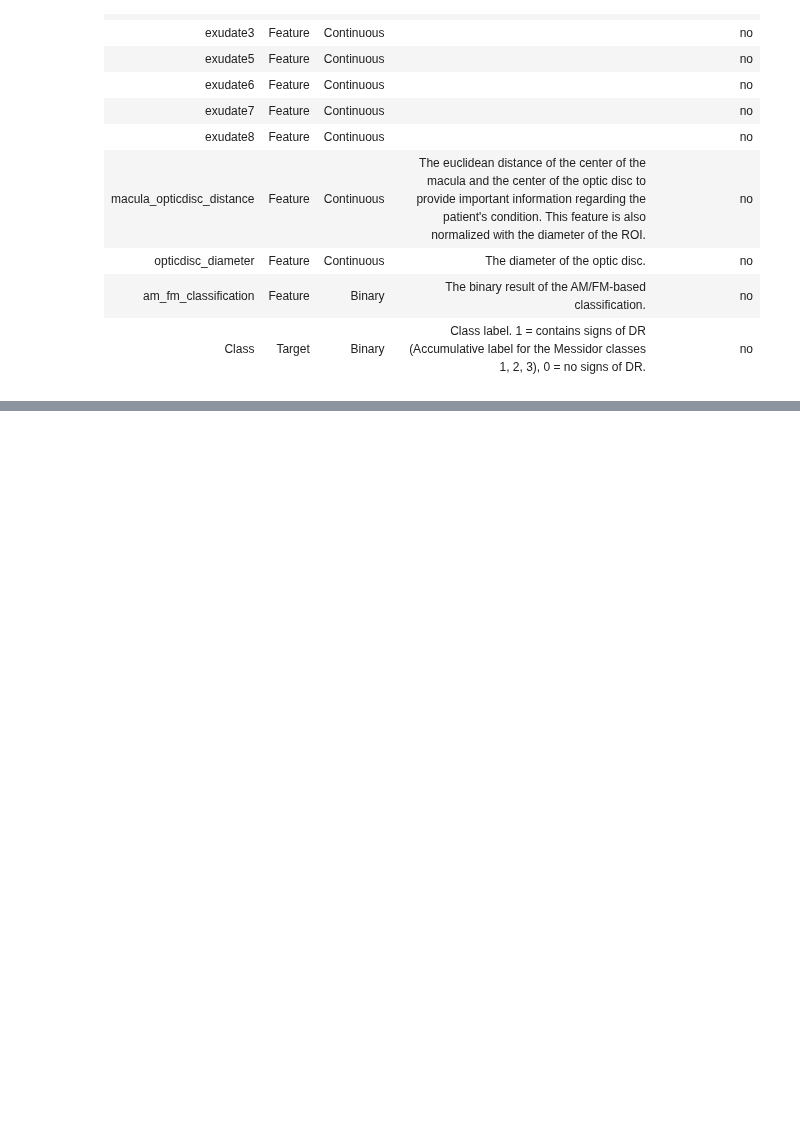
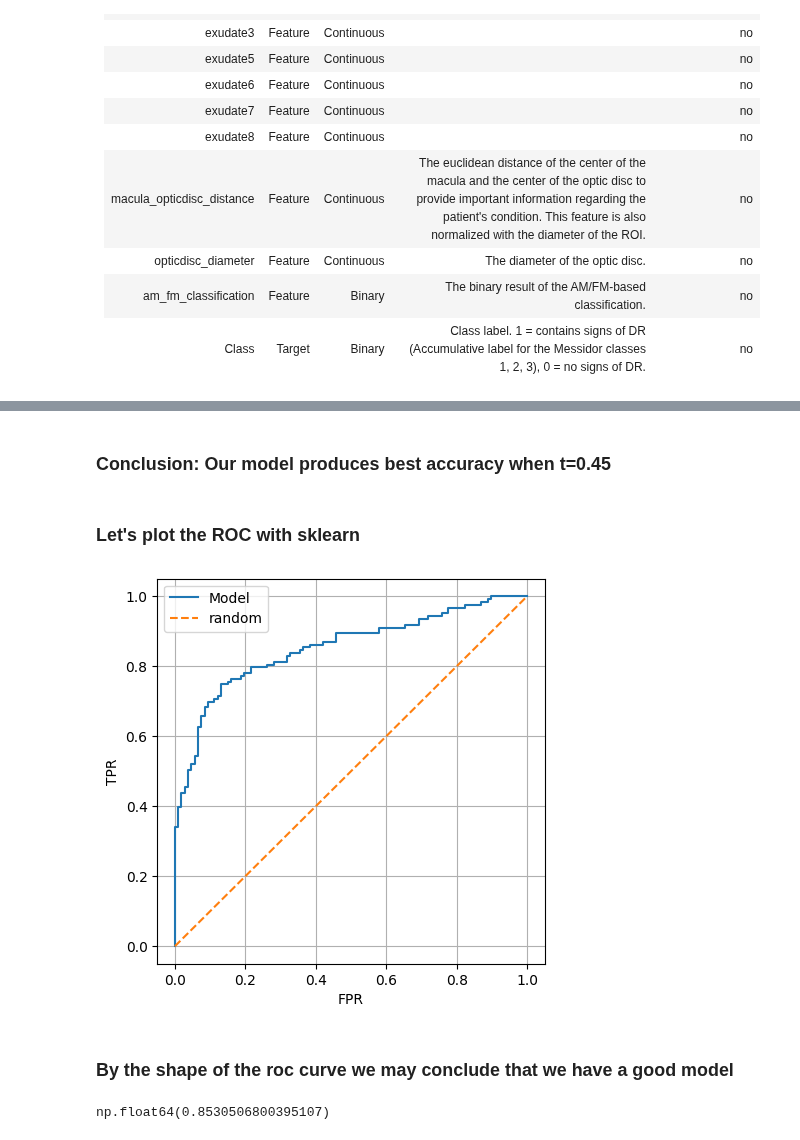
Before and after one commit to khvatov/machine-learning-zoomcamp-capstone, a Jupyter notebook: capstone.ipynb, the cells around one changed output, grey strips where cells are left out. Drawn from its saved outputs; the diff is of its cells as text; code cells hidden in the pictures; blank space fills up the shorter version.

```diff
--- a/capstone.ipynb
+++ b/capstone.ipynb
@@ -107,0 +454,4 @@ dtype: object
+# %% [markdown]
+### Conclusion: Our model produces best accuracy when t=0.45
+# %% [markdown]
+### Let's plot the ROC with sklearn
@@ -107,0 +460,19 @@ dtype: object
+# %%
+#making sure we are using the right 'y_pred'
+y_pred = logistic_regression_model.predict_proba(X_val)[:,1]
+# %%
+fpr, tpr, thresholds = roc_curve(y_val, y_pred)
+# %%
+plt.figure(figsize=(5,5))
+
+plt.plot(fpr, tpr, label="Model")
+plt.plot([0,1], [0,1], label= 'random', linestyle='--')
+
+plt.xlabel("FPR")
+plt.ylabel("TPR")
+plt.legend()
+plt.grid()
+# %% [output]
+[figure, added]
+# %% [markdown]
+### By the shape of the roc curve we may conclude that we have a good model
@@ -107,0 +483,4 @@ dtype: object
+# %%
+roc_auc_score(y_val, y_pred)
+# %% [output]
+np.float64(0.8530506800395107)
```
Also changed, not shown: parts of 159 cells of this notebook, 8 other files.
